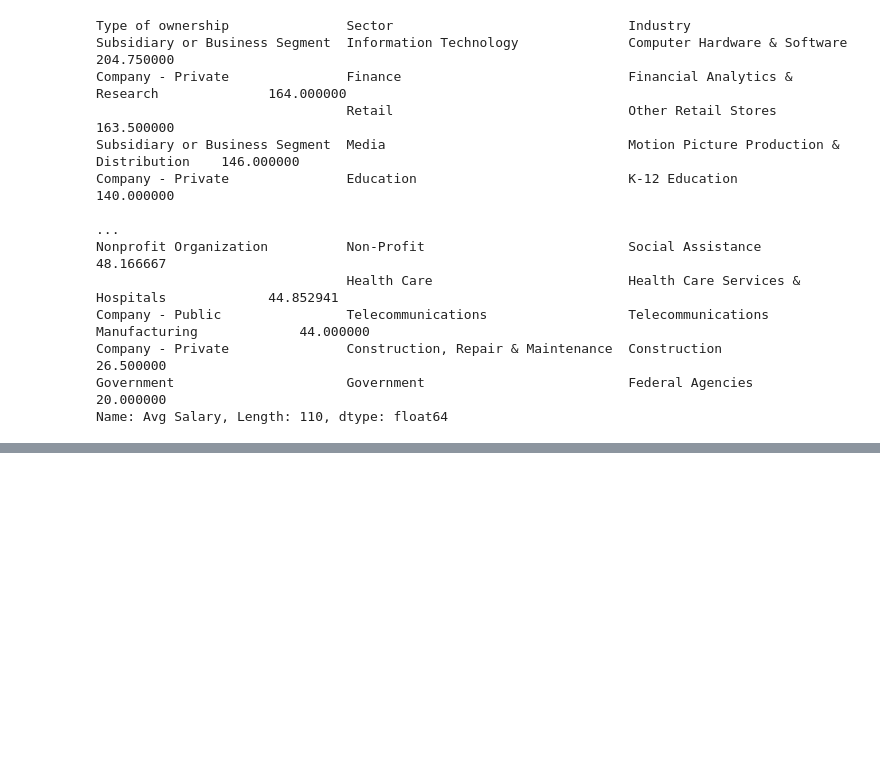
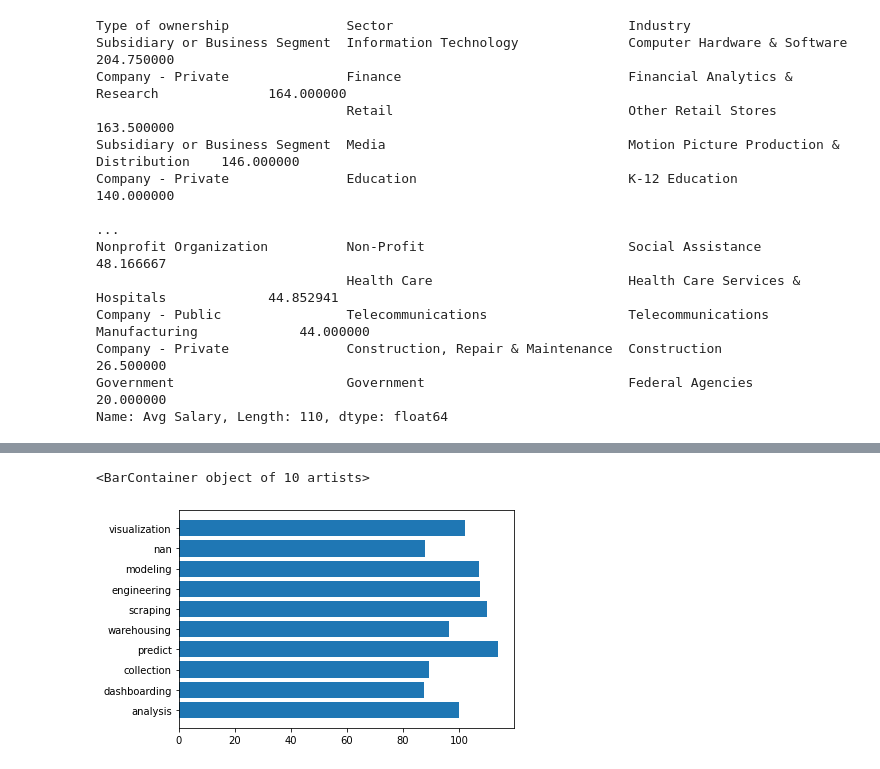
Before and after one commit to J-Sanyam/ds_salary_proj, a Jupyter notebook: job_eda.ipynb, the cells around one changed output, grey strips where cells are left out. Cells and saved outputs as stored; diff of their text form; code cells hidden in the pictures; blank space fills up the shorter version.

```diff
--- a/job_eda.ipynb
+++ b/job_eda.ipynb
@@ -180,0 +262,8 @@ Name: Avg Salary, Length: 110, dtype: float64
+# %%
+avg_salary_skills = list()
+for skill in Skills_list:
+    avg_salary_skills.append(df[df[skill] == 1]['Avg Salary'].mean())
+plt.barh(Skills_list, avg_salary_skills)
+# %% [output]
+<BarContainer object of 10 artists>
+[figure, added]
```
Also changed, not shown: parts of 9 cells of this notebook.
